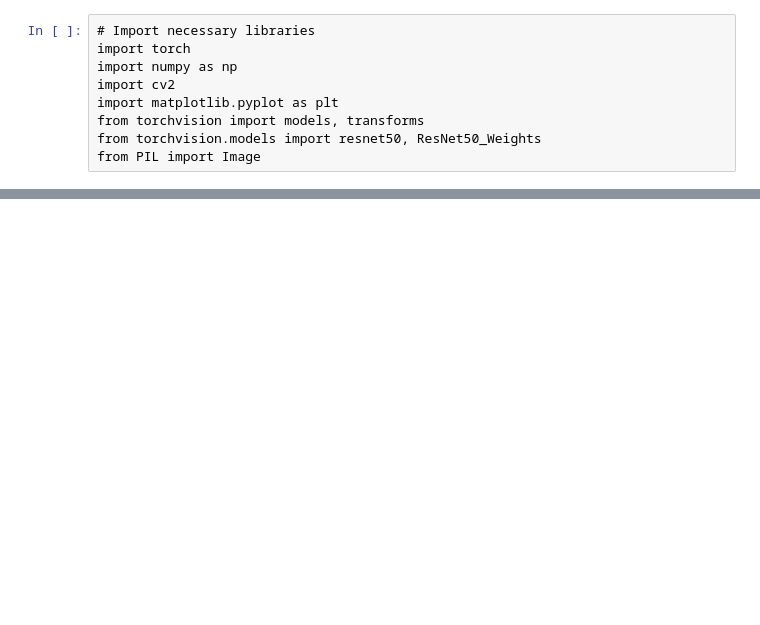
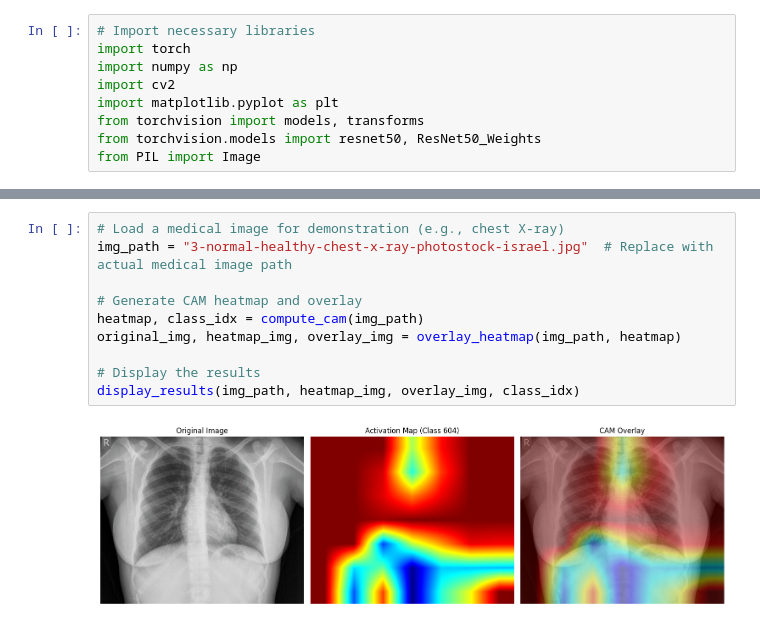
Before and after one commit to PawanRamaMali/XAI, a Jupyter notebook: notebooks/01_cam.ipynb, the cells around one changed output, grey strips where cells are left out. Drawn from its saved outputs; the diff is of its cells as text; blank space fills up the shorter version.

```diff
--- a/notebooks/01_cam.ipynb
+++ b/notebooks/01_cam.ipynb
@@ -130,0 +123,12 @@ display_results(img_path, heatmap_img, overlay_img, class_idx)
+# %%
+# Load a medical image for demonstration (e.g., chest X-ray)
+img_path = "3-normal-healthy-chest-x-ray-photostock-israel.jpg"  # Replace with actual medical image path
+
+# Generate CAM heatmap and overlay
+heatmap, class_idx = compute_cam(img_path)
+original_img, heatmap_img, overlay_img = overlay_heatmap(img_path, heatmap)
+
+# Display the results
+display_results(img_path, heatmap_img, overlay_img, class_idx)
+# %% [output]
+[figure, added]
```
Also changed, not shown: parts of 2 cells of this notebook, 4 other files.
